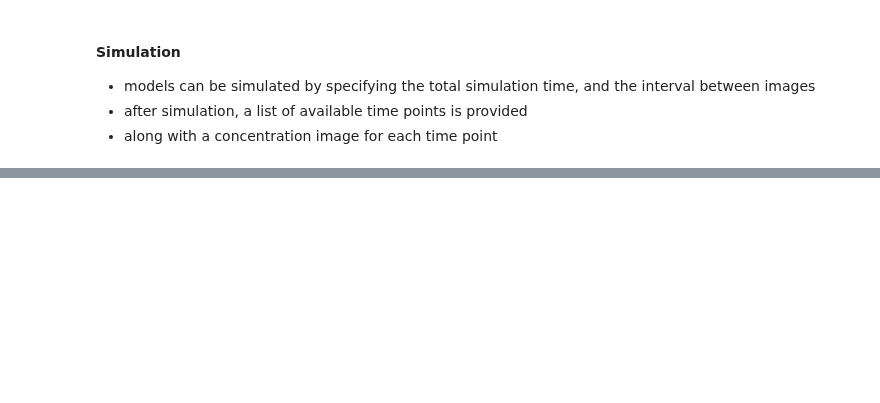
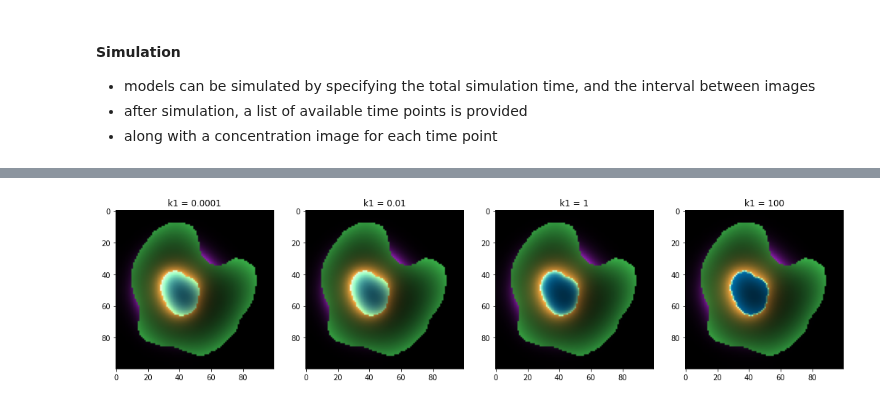
Before and after one commit to spatial-model-editor/spatial-model-editor, a Jupyter notebook: sme/sme_getting_started.ipynb, the cells around one changed output, grey strips where cells are left out. Cells and saved outputs as stored; diff of their text form; code cells hidden in the pictures; blank space fills up the shorter version.

```diff
--- a/sme/sme_getting_started.ipynb
+++ b/sme/sme_getting_started.ipynb
@@ -74,0 +154,11 @@ plt.show()
+# %%
+k1vals = [1e-4, 1e-2, 1, 100]
+fig, axs = plt.subplots(nrows=1, ncols=len(k1vals), figsize=(18, 12))
+for ax, k1 in zip(axs, k1vals):
+    my_model.compartments['Nucleus'].reactions['A to B conversion'].parameters['k1'].value = k1
+    my_model.simulate(simulation_time=25.0, image_interval=25.0)
+    ax.imshow(my_model.concentration_image(1))
+    ax.set_title(f"k1 = {k1}")
+plt.show()
+# %% [output]
+[figure, added]
```
Also changed, not shown: parts of 24 cells of this notebook, 15 other files.
